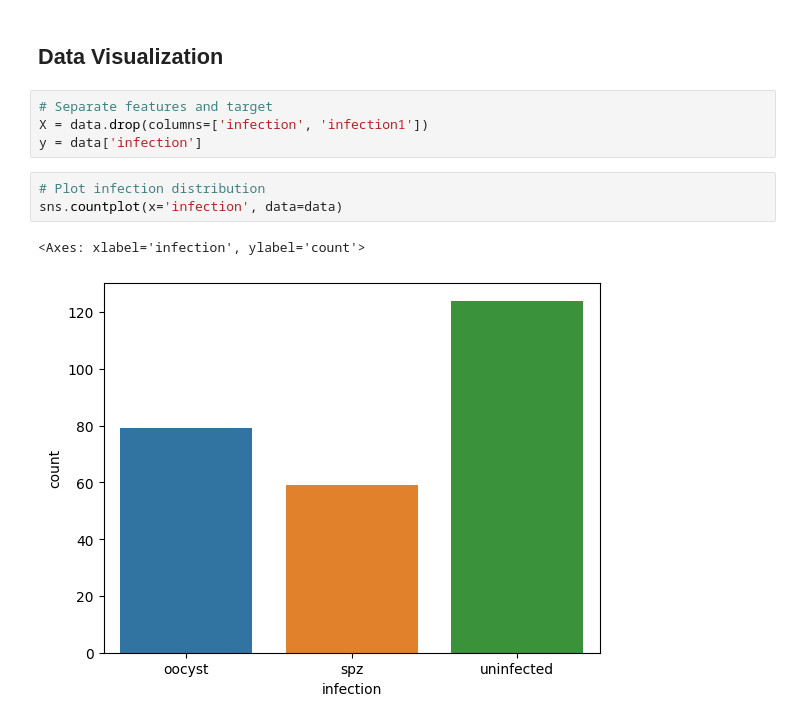
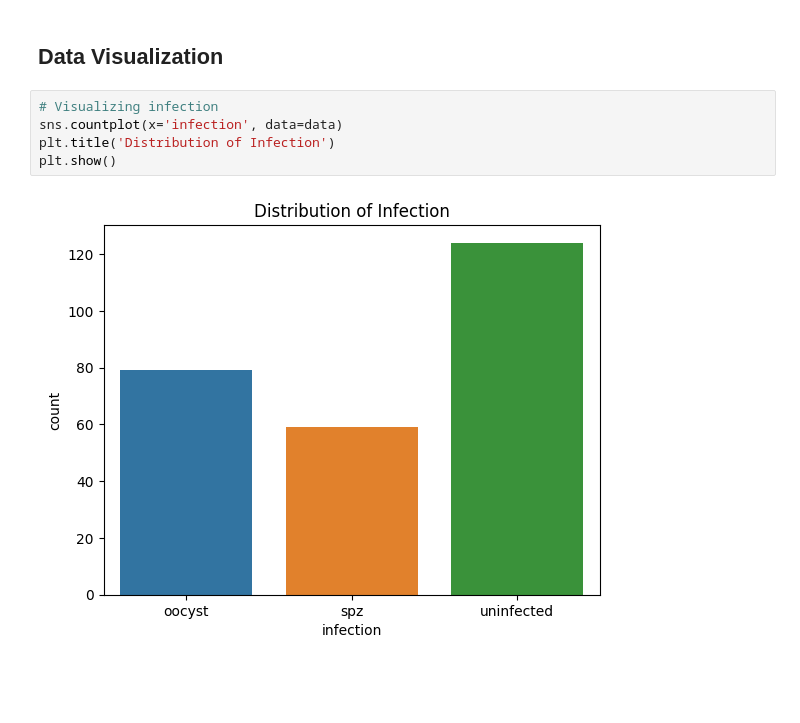
Before and after one commit to slubambo/MOSQUITO-DATASET, a Jupyter notebook: mosquito.ipynb, the cells around one changed output. Cells and saved outputs as stored; diff of their text form; blank space fills up the shorter version.

```diff
--- a/mosquito.ipynb
+++ b/mosquito.ipynb
@@ -159,13 +159,10 @@ spz_tech      0
 dtype: int64
 # %% [markdown]
 ## Data Visualization
-# %%
-# Separate features and target
-X = data.drop(columns=['infection', 'infection1'])
-y = data['infection']
 # %%
-# Plot infection distribution
+# Visualizing infection
 sns.countplot(x='infection', data=data)
+plt.title('Distribution of Infection')
+plt.show()
 # %% [output]
-<Axes: xlabel='infection', ylabel='count'>
-[figure, old version]
+[figure, new version]
```
Also changed, not shown: parts of 2 cells of this notebook.
